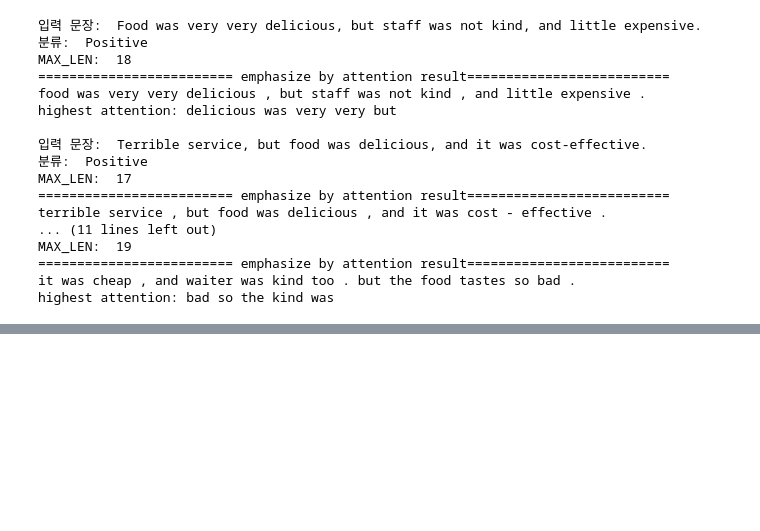
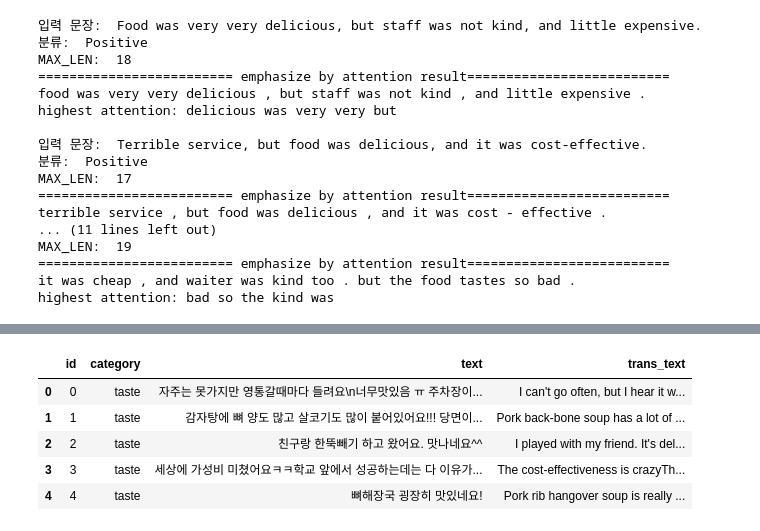
Before and after one commit to Eunjin3395/graduation_project, a Jupyter notebook: BERT_fine_tuning_Food.ipynb, the cells around one changed output, grey strips where cells are left out. Saved outputs shown, nothing was run; the diff lists cells and outputs as text; code cells hidden in the pictures; blank space fills up the shorter version.

```diff
--- a/BERT_fine_tuning_Food.ipynb
+++ b/BERT_fine_tuning_Food.ipynb
@@ -961,0 +977,14 @@ highest attention: delicious was so angry one
+# %%
+#naver 실시간 시연
+
+# data/naver_data 폴더에서 리뷰 데이터 불러와서 dataframe으로 저장
+test_url='./data/naver_data/sunuri_food.csv'
+final_df = pd.read_csv(test_url,sep=',', header=0)
+final_df.head(5)
+# %% [output]
+|  | id | category | text | trans_text |
+| 0 | 0 | taste | 자주는 못가지만 영통갈때마다 들려요\n너무맛있음 ㅠ 주차장이... | I can't go often, but I hear it w... |
+| 1 | 1 | taste | 감자탕에 뼈 양도 많고 살코기도 많이 붙어있어요!!! 당면이... | Pork back-bone soup has a lot of ... |
+| 2 | 2 | taste | 친구랑 한뚝빼기 하고 왔어요. 맛나네요^^ | I played with my friend. It's del... |
+| 3 | 3 | taste | 세상에 가성비 미쳤어요ㅋㅋ학교 앞에서 성공하는데는 다 이유가... | The cost-effectiveness is crazyTh... |
+| 4 | 4 | taste | 뼈해장국 굉장히 맛있네요! | Pork rib hangover soup is really ... |
```
Also changed, not shown: parts of 17 cells of this notebook, 4 other files.
